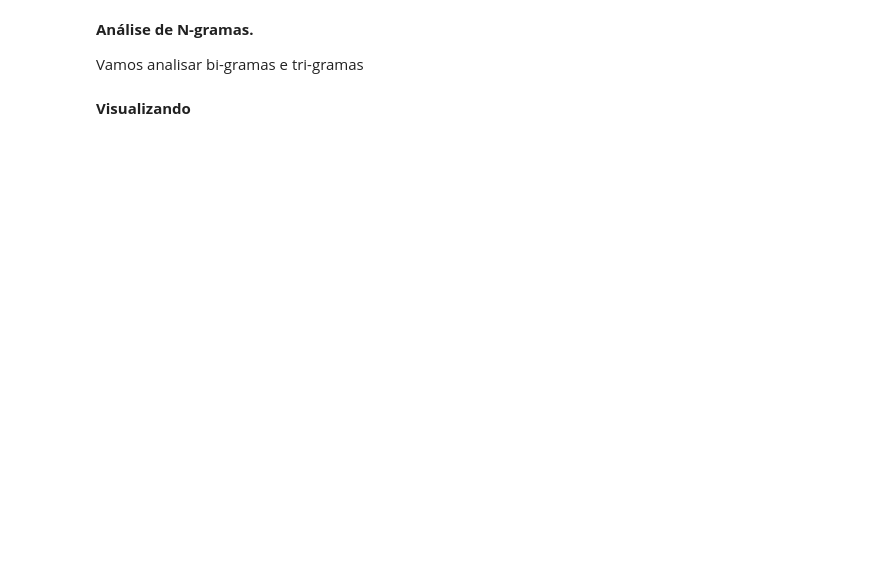
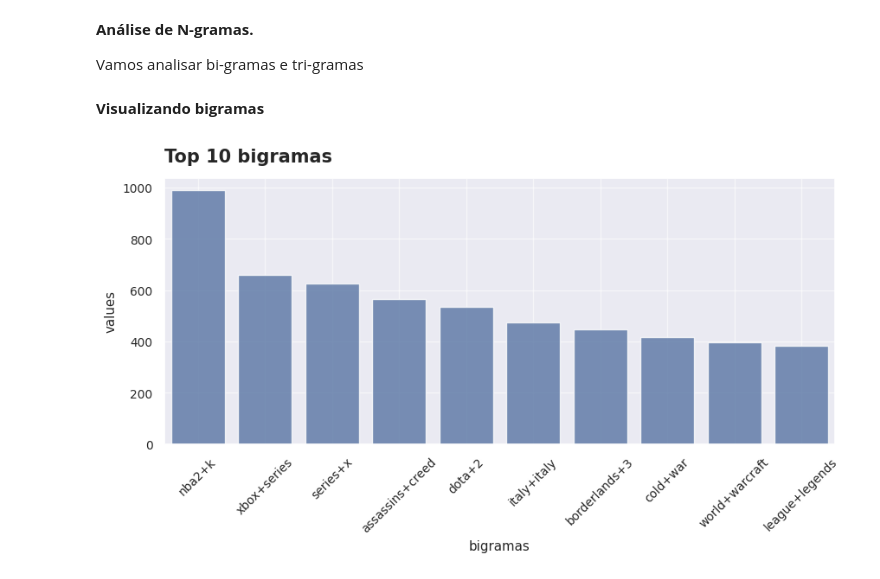
Before and after one commit to Fagner608/classificacao_sentimento, a Jupyter notebook: src/Analise_sentimento_EDA_2.ipynb, the cells around one changed output. Cells and saved outputs as stored; diff of their text form; code cells hidden in the pictures; blank space fills up the shorter version.

```diff
--- a/src/Analise_sentimento_EDA_2.ipynb
+++ b/src/Analise_sentimento_EDA_2.ipynb
@@ -1066,5 +1150,34 @@ doc = dicionario(corpus_joined)# vamos transformar todos os tokens em um 'docume
 **Análise de N-gramas.**
 
 Vamos analisar bi-gramas e tri-gramas
+# %%
+bigrams = Counter(list(ngrams(corpus, 2, pad_right=True, right_pad_symbol='</s>'))).most_common(10)
+trigrams = Counter(list(ngrams(corpus, 3, pad_right=True, right_pad_symbol='</s>'))).most_common(10)
 # %% [markdown]
-**Visualizando**
+**Visualizando bigramas**
+# %%
+df_bigramas = pd.DataFrame(bigrams, columns = ['bigramas', 'values'])
+df_bigramas['bigramas'] = df_bigramas['bigramas'].apply(lambda x: '+'.join(x))
+plt.figure(figsize=(10, 4))
+
+chart = sns.barplot(data=df_bigramas, x="bigramas", y = 'values', alpha = .8)
+
+# confiturando o ambiente
+sns.set_style('whitegrid',
+ {'grid.linestyle' : ':'})
+
+chart.grid(alpha=.6)
+
+sns.set(font_scale=.9)
+
+plt.xticks(rotation = 45)
+
+chart.text(s = "Top 10 bigramas",
+           fontweight = 'bold',
+           fontsize = 15,
+           x = -.5,
+           y = 1100)
+
+plt.show()
+# %% [output]
+[figure, added]
```
Also changed, not shown: parts of 39 cells of this notebook.
